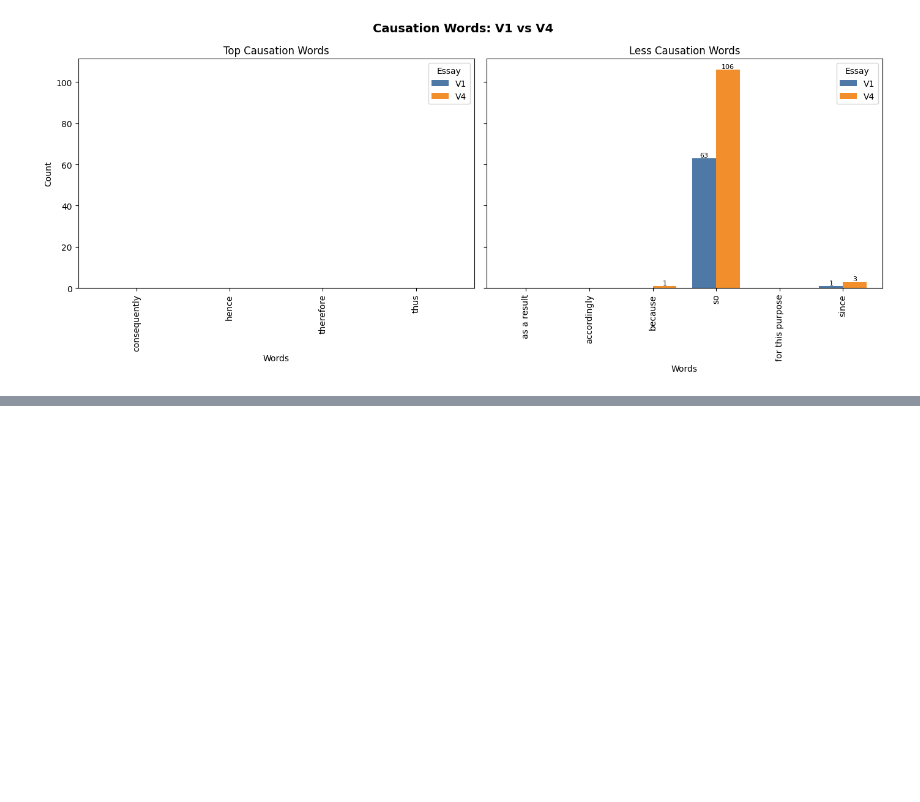
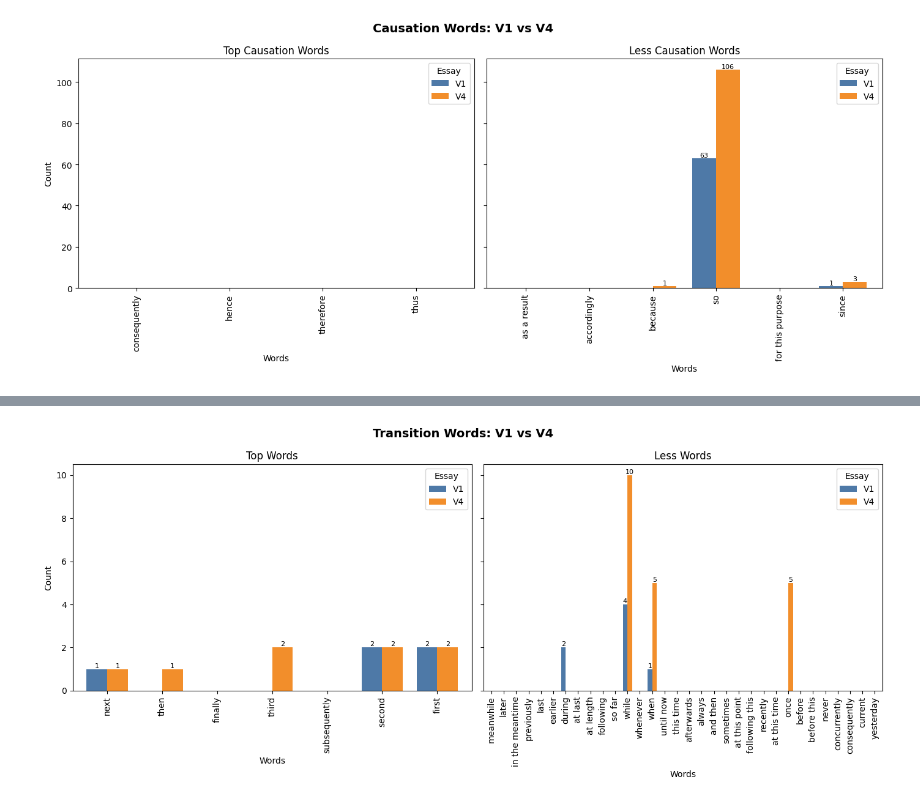
Before and after one commit to raminguyen/ai-assessment, a Jupyter notebook: claudeai/analysis.ipynb, the cells around one changed output, grey strips where cells are left out. Drawn from its saved outputs; the diff is of its cells as text; code cells hidden in the pictures; blank space fills up the shorter version.

```diff
--- a/claudeai/analysis.ipynb
+++ b/claudeai/analysis.ipynb
@@ -204,0 +219,13 @@ plt.show()
+# %%
+from lexiconword import*
+
+# PARAMS
+CSV_PATH     = "/Users/ramihuunguyen/Documents/PhD/AI-Assessment/claudeai/causation/chronology_transition.csv"
+TOP_AT_LEAST = 4   # e.g., in >= 4 sources
+LESS_BELOW   = 3   # e.g., in < 3 sources
+
+# USE
+table, top_list, less_list = build_lexicon_stats(CSV_PATH, TOP_AT_LEAST, LESS_BELOW)
+print(table.head(10))
+print("TOP:", top_list[:10])
+print("LESS:", less_list[:10])
@@ -204,0 +247,21 @@ plt.show()
+# %%
+from visualization import*
+
+# 1) get top/less lists from your CSV
+table, top_list, less_list = build_lexicon_stats(CSV_PATH, TOP_AT_LEAST, LESS_BELOW)
+
+# 2) count these words in each essay (make sure you have read_text, RESOLVED, and count_markers)
+words = top_list + less_list
+results = {}
+for essay_id, path in RESOLVED.items():
+    txt = read_text(path)
+    results[essay_id] = {w: txt.lower().count(w) for w in words}
+
+# 3) build the counts df (rows=essays, cols=words)
+df_counts = pd.DataFrame(results).T
+
+# 4) now plot using the counts df (NOT the lexicon table)
+plot_top_less(df_counts, top_list, less_list, essays=("V1","V4"),
+              title="Transition Words: V1 vs V4")
+# %% [output]
+[figure, added]
```
Also changed, not shown: parts of 4 cells of this notebook, 13 other files.
